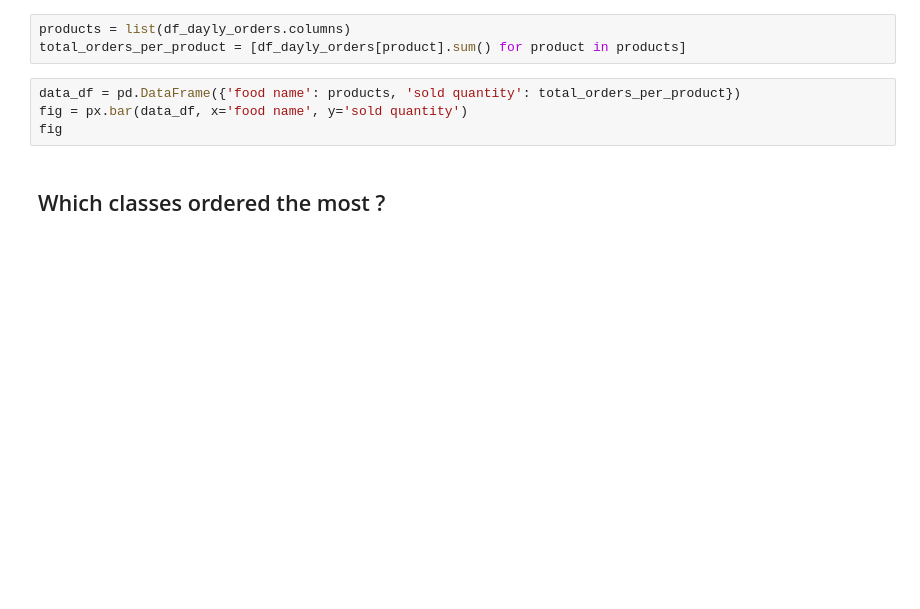
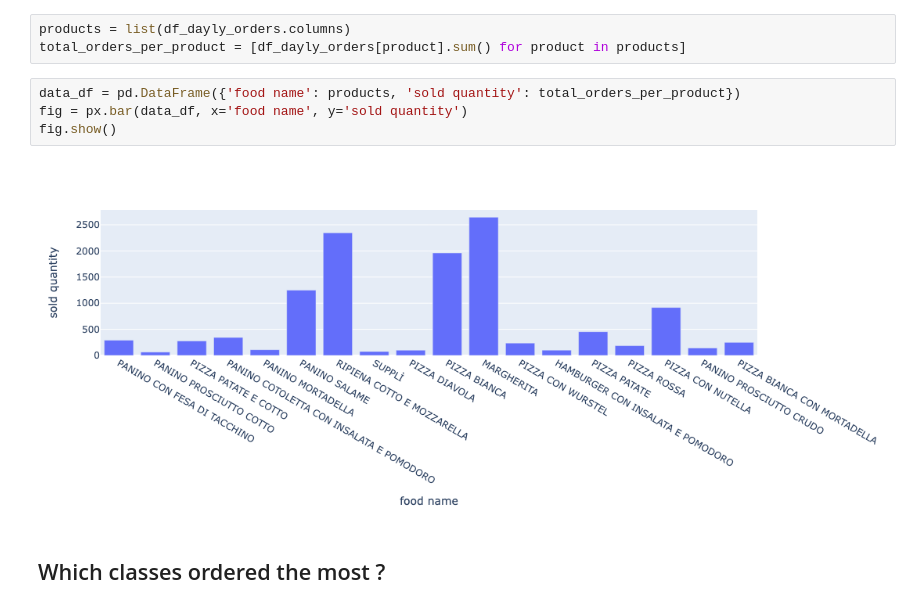
Before and after one commit to i0nut02/SnackUP_analytics, a Jupyter notebook: analysis.ipynb, the cells around one changed output. Cells and saved outputs as stored; diff of their text form; blank space fills up the shorter version.

```diff
--- a/analysis.ipynb
+++ b/analysis.ipynb
@@ -66,7 +68,9 @@ total_orders_per_product = [df_dayly_orders[product].sum() for product in produc
 # %%
 data_df = pd.DataFrame({'food name': products, 'sold quantity': total_orders_per_product})
 fig = px.bar(data_df, x='food name', y='sold quantity')
-fig
+fig.show()
+# %% [output]
+[figure, added]
 # %% [markdown]
 ## Which classes ordered the most ?
 # %%
```
Also changed, not shown: parts of 2 cells of this notebook.
